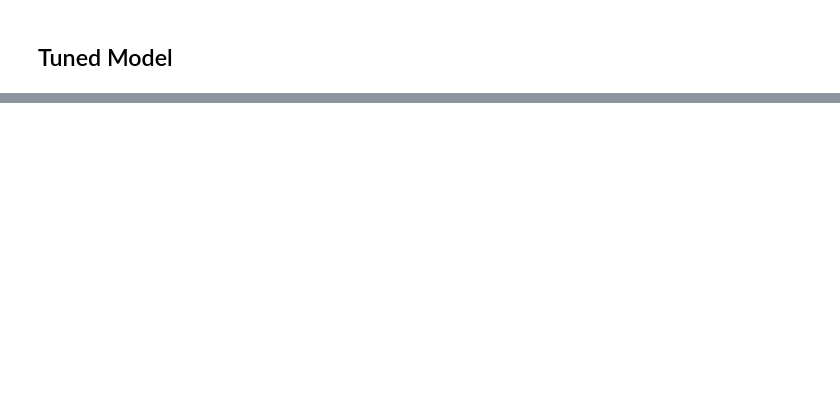
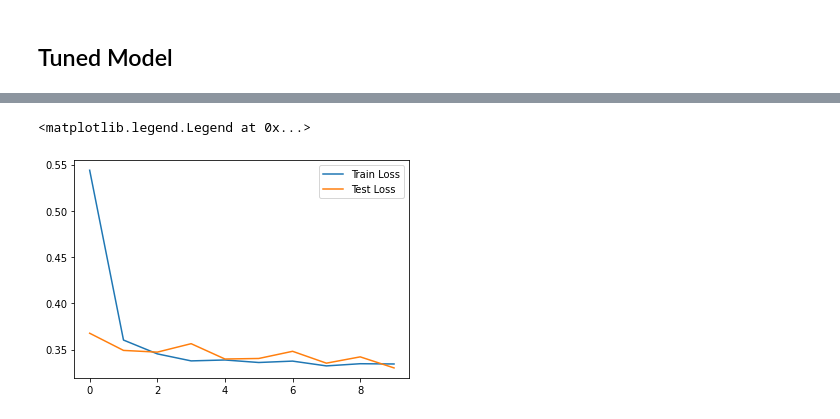
Before and after one commit to mvince33/Coding-Dojo, a Jupyter notebook: week11/simple_neural_network_exercise.ipynb, the cells around one changed output, grey strips where cells are left out. Drawn from its saved outputs; the diff is of its cells as text; code cells hidden in the pictures; blank space fills up the shorter version.

```diff
--- a/week11/simple_neural_network_exercise.ipynb
+++ b/week11/simple_neural_network_exercise.ipynb
@@ -256,0 +259,18 @@ weighted avg       0.86      0.86      0.86       230
+# %%
+# Instantiate the model
+model3 = Sequential()
+# %%
+# Add the layers
+model3.add(Dense(30, input_dim = input_nodes, activation = 'linear'))
+model3.add(Dense(30, activation = 'linear'))
+model3.add(Dense(30, activation = 'linear'))
+model3.add(Dense(30, activation = 'linear'))
+model3.add(Dense(1, activation = 'sigmoid'))
+# %%
+# Compile the model
+model3.compile(loss = 'bce', optimizer = 'adam')
+# %%
+# Train the model
+history = model3.fit(X_train, y_train,
+           validation_data = (X_test, y_test),
+           epochs = 10)
@@ -256,0 +298,8 @@ weighted avg       0.86      0.86      0.86       230
+# %%
+# Graph the history
+plt.plot(history.history['loss'], label = 'Train Loss')
+plt.plot(history.history['val_loss'], label = 'Test Loss')
+plt.legend()
+# %% [output]
+<matplotlib.legend.Legend at 0x...>
+[figure, added]
```
Also changed, not shown: parts of 9 cells of this notebook.
